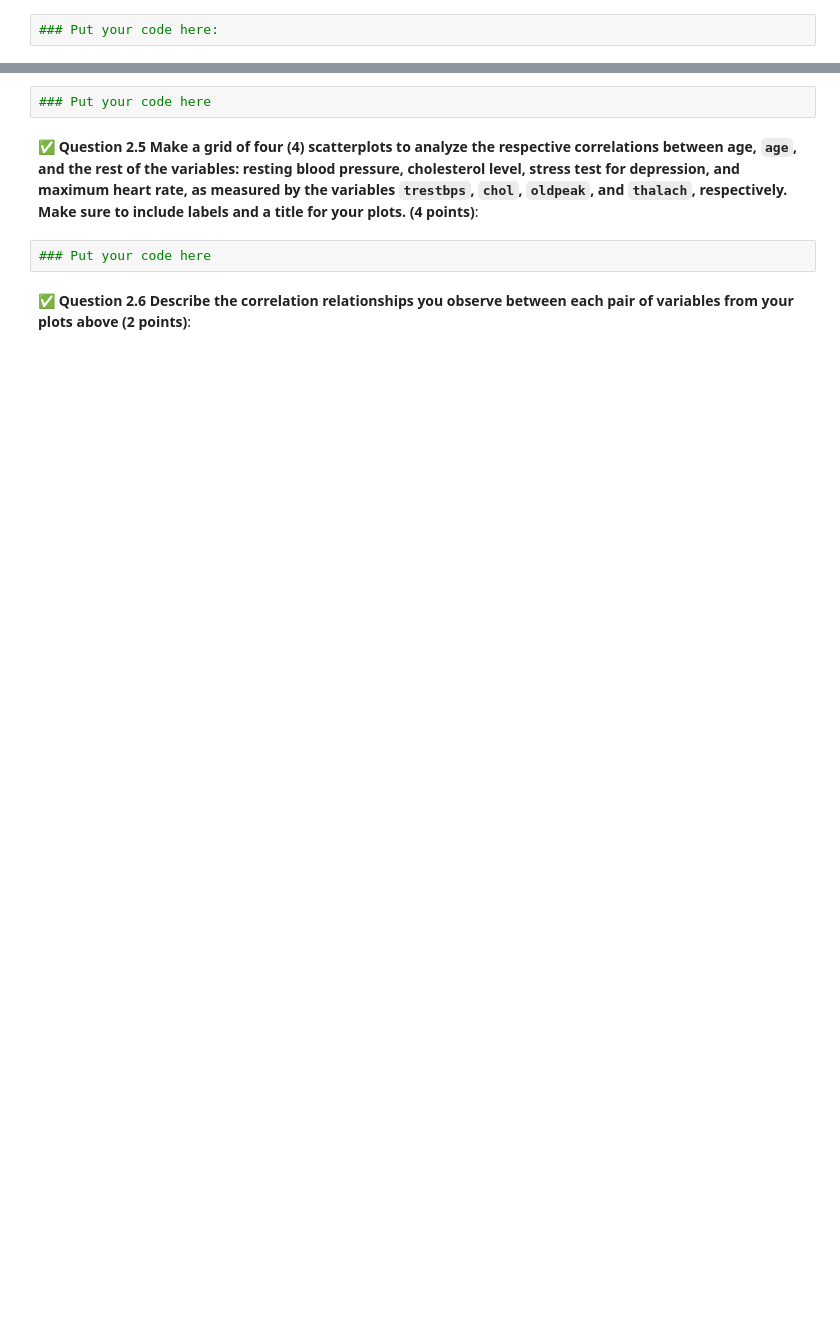
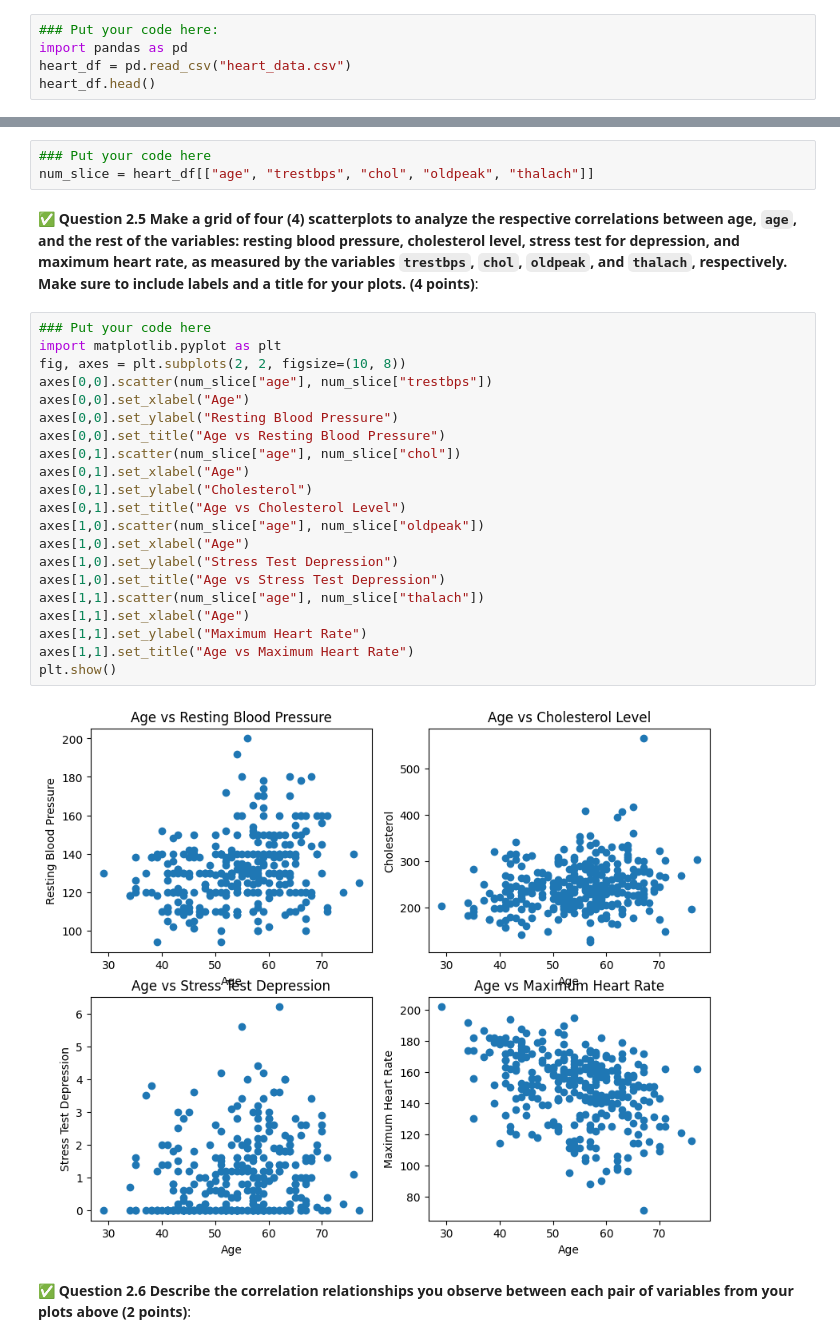
Before and after one commit to Rockypei/CMSE202-f25-turnin, a Jupyter notebook: CMSE202-Midterm-Section003-STUDENT-F25.ipynb, the cells around one changed output, grey strips where cells are left out. Saved outputs shown, nothing was run; the diff lists cells and outputs as text; blank space fills up the shorter version.

```diff
--- a/CMSE202-Midterm-Section003-STUDENT-F25.ipynb
+++ b/CMSE202-Midterm-Section003-STUDENT-F25.ipynb
@@ -105,3 +88,6 @@ age,sex,cp,trestbps,chol,fbs,restecg,thalach,exang,oldpeak,slope,ca,thal,target
 &#9989; **Question 2.2 Read in the dataset as a Pandas data frame and then display the first 5 rows. (1 point)**:
 # %%
 ### Put your code here:
+import pandas as pd
+heart_df = pd.read_csv("heart_data.csv")
+heart_df.head()
@@ -113,10 +118,32 @@ age,sex,cp,trestbps,chol,fbs,restecg,thalach,exang,oldpeak,slope,ca,thal,target
 &#9989; **Question 2.4 Now create a slice of the dataset that includes only the numerical variables `age`, `trestbps`, `chol`, `oldpeak`, and `thalach` (2 points)**:
 # %%
 ### Put your code here
+num_slice = heart_df[["age", "trestbps", "chol", "oldpeak", "thalach"]]
 # %% [markdown]
 &#9989; **Question 2.5 Make a grid of four (4) scatterplots to analyze the respective correlations between age, `age`,  and the rest of the variables: resting blood pressure, cholesterol level, stress test for depression, and maximum heart rate, as measured by the variables `trestbps`, `chol`, `oldpeak`, and `thalach`, respectively. Make sure to include labels and a title for your plots. (4 points)**:
 # %%
 ### Put your code here
+import matplotlib.pyplot as plt
+fig, axes = plt.subplots(2, 2, figsize=(10, 8))
+axes[0,0].scatter(num_slice["age"], num_slice["trestbps"])
+axes[0,0].set_xlabel("Age")
+axes[0,0].set_ylabel("Resting Blood Pressure")
+axes[0,0].set_title("Age vs Resting Blood Pressure")
+axes[0,1].scatter(num_slice["age"], num_slice["chol"])
+axes[0,1].set_xlabel("Age")
+axes[0,1].set_ylabel("Cholesterol")
+axes[0,1].set_title("Age vs Cholesterol Level")
+axes[1,0].scatter(num_slice["age"], num_slice["oldpeak"])
+axes[1,0].set_xlabel("Age")
+axes[1,0].set_ylabel("Stress Test Depression")
+axes[1,0].set_title("Age vs Stress Test Depression")
+axes[1,1].scatter(num_slice["age"], num_slice["thalach"])
+axes[1,1].set_xlabel("Age")
+axes[1,1].set_ylabel("Maximum Heart Rate")
+axes[1,1].set_title("Age vs Maximum Heart Rate")
+plt.show()
+# %% [output]
+[figure, added]
 # %% [markdown]
 &#9989; **Question 2.6 Describe the correlation relationships you observe between each pair of variables from your plots above (2 points)**:
 # %%
```
Also changed, not shown: parts of 4 cells of this notebook.
